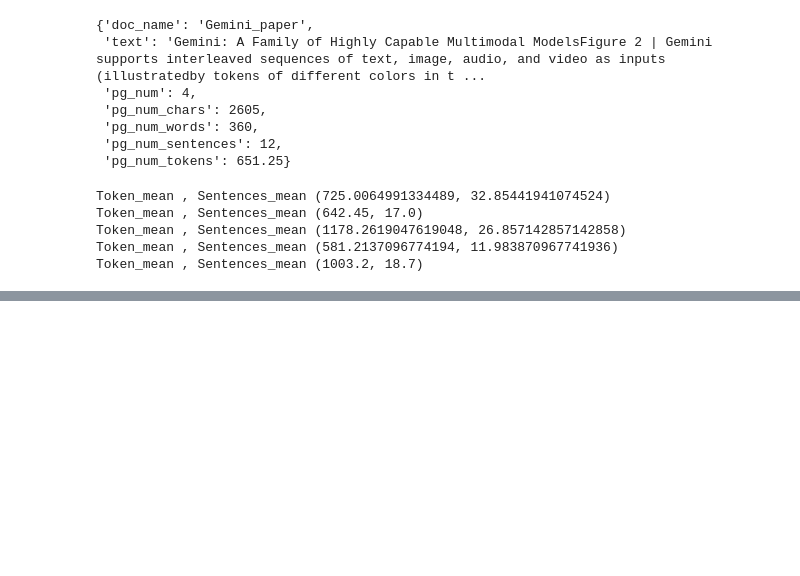
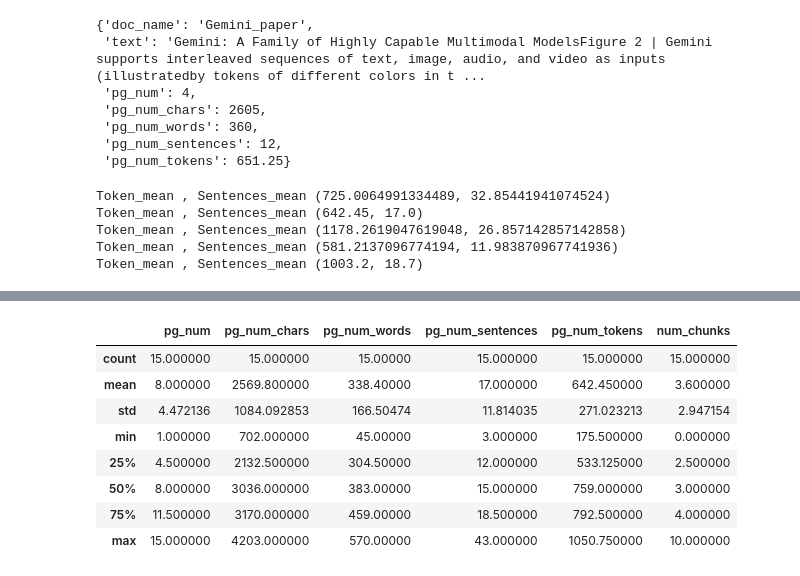
Before and after one commit to dvp-git/RAG_mistralai_chat_bot, a Jupyter notebook: RAG_jupyter_build.ipynb, the cells around one changed output, grey strips where cells are left out. Cells and saved outputs as stored; diff of their text form; code cells hidden in the pictures; blank space fills up the shorter version.

```diff
--- a/RAG_jupyter_build.ipynb
+++ b/RAG_jupyter_build.ipynb
@@ -160,0 +234,12 @@ sentence_formatter_all_booksall_content_[0][16]
+# %%
+pd.DataFrame(all_content_[1]).describe()
+# %% [output]
+|  | pg_num | pg_num_chars | pg_num_words | pg_num_sentences | pg_num_tokens | num_chunks |
+| count | 15.000000 | 15.000000 | 15.00000 | 15.000000 | 15.000000 | 15.000000 |
+| mean | 8.000000 | 2569.800000 | 338.40000 | 17.000000 | 642.450000 | 3.600000 |
+| std | 4.472136 | 1084.092853 | 166.50474 | 11.814035 | 271.023213 | 2.947154 |
+| min | 1.000000 | 702.000000 | 45.00000 | 3.000000 | 175.500000 | 0.000000 |
+| 25% | 4.500000 | 2132.500000 | 304.50000 | 12.000000 | 533.125000 | 2.500000 |
+| 50% | 8.000000 | 3036.000000 | 383.00000 | 15.000000 | 759.000000 | 3.000000 |
+| 75% | 11.500000 | 3170.000000 | 459.00000 | 18.500000 | 792.500000 | 4.000000 |
+| max | 15.000000 | 4203.000000 | 570.00000 | 43.000000 | 1050.750000 | 10.000000 |
```
Also changed, not shown: parts of 32 cells of this notebook.
